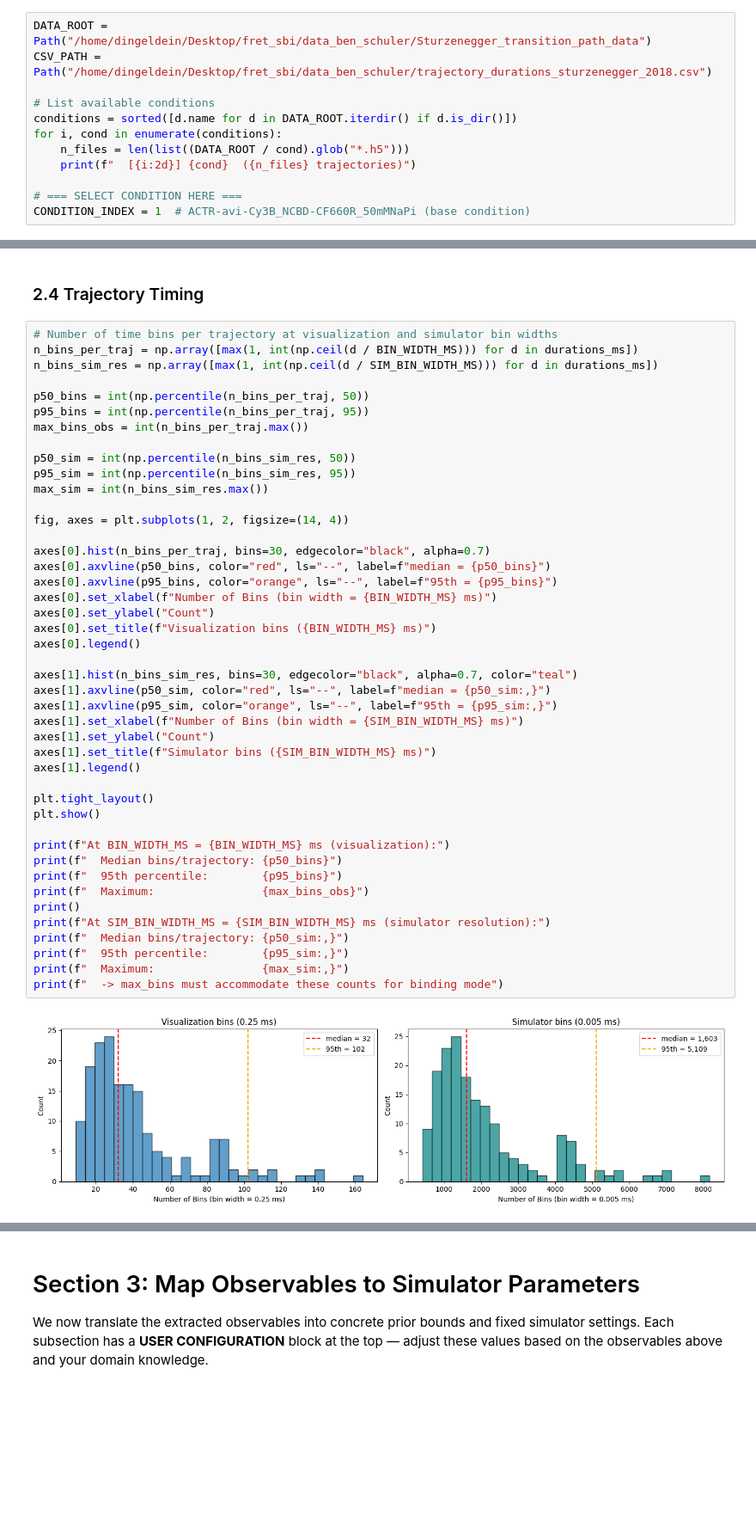
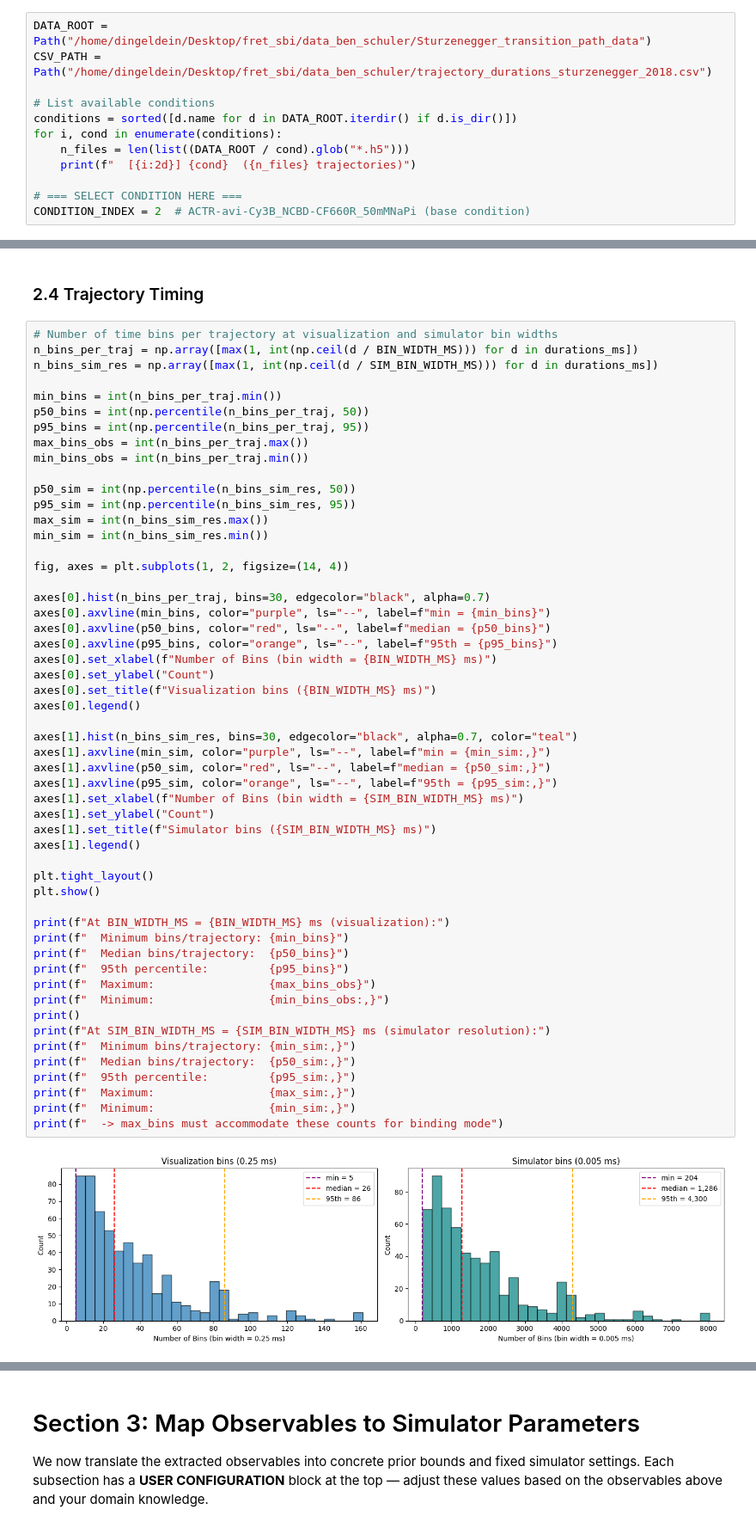
Before and after one commit to covinolab/smFRET_sbi, a Jupyter notebook: analysis/setup_prior.ipynb, the cells around one changed output, grey strips where cells are left out. Shown at 86% size. Cells and saved outputs as stored; diff of their text form; blank space fills up the shorter version.

```diff
--- a/analysis/setup_prior.ipynb
+++ b/analysis/setup_prior.ipynb
@@ -139,7 +136,7 @@ for i, cond in enumerate(conditions):
     print(f"  [{i:2d}] {cond}  ({n_files} trajectories)")
 
 # === SELECT CONDITION HERE ===
-CONDITION_INDEX = 1  # ACTR-avi-Cy3B_NCBD-CF660R_50mMNaPi (base condition)
+CONDITION_INDEX = 2  # ACTR-avi-Cy3B_NCBD-CF660R_50mMNaPi (base condition)
 # %% [output]
   [ 0] ACTR-avi-Alexa488_NCBD-CF660R_50mMNaPi  (394 trajectories)
   [ 1] ACTR-avi-Cy3B_NCBD-CF660R_20mMNaPi_10mMNaCl  (174 trajectories)
@@ -424,45 +421,54 @@ Suggested domain (+ 2 nm margin):
 n_bins_per_traj = np.array([max(1, int(np.ceil(d / BIN_WIDTH_MS))) for d in durations_ms])
 n_bins_sim_res = np.array([max(1, int(np.ceil(d / SIM_BIN_WIDTH_MS))) for d in durations_ms])
 
+min_bins = int(n_bins_per_traj.min())
 p50_bins = int(np.percentile(n_bins_per_traj, 50))
 p95_bins = int(np.percentile(n_bins_per_traj, 95))
 max_bins_obs = int(n_bins_per_traj.max())
+min_bins_obs = int(n_bins_per_traj.min())
 
 p50_sim = int(np.percentile(n_bins_sim_res, 50))
 p95_sim = int(np.percentile(n_bins_sim_res, 95))
 max_sim = int(n_bins_sim_res.max())
+min_sim = int(n_bins_sim_res.min())
 
 fig, axes = plt.subplots(1, 2, figsize=(14, 4))
 
 axes[0].hist(n_bins_per_traj, bins=30, edgecolor="black", alpha=0.7)
+axes[0].axvline(min_bins, color="purple", ls="--", label=f"min = {min_bins}")
 axes[0].axvline(p50_bins, color="red", ls="--", label=f"median = {p50_bins}")
 axes[0].axvline(p95_bins, color="orange", ls="--", label=f"95th = {p95_bins}")
 axes[0].set_xlabel(f"Number of Bins (bin width = {BIN_WIDTH_MS} ms)")
 axes[0].set_ylabel("Count")
 axes[0].set_title(f"Visualization bins ({BIN_WIDTH_MS} ms)")
 axes[0].legend()
 
 axes[1].hist(n_bins_sim_res, bins=30, edgecolor="black", alpha=0.7, color="teal")
+axes[1].axvline(min_sim, color="purple", ls="--", label=f"min = {min_sim:,}")
 axes[1].axvline(p50_sim, color="red", ls="--", label=f"median = {p50_sim:,}")
 axes[1].axvline(p95_sim, color="orange", ls="--", label=f"95th = {p95_sim:,}")
 axes[1].set_xlabel(f"Number of Bins (bin width = {SIM_BIN_WIDTH_MS} ms)")
 axes[1].set_ylabel("Count")
 axes[1].set_title(f"Simulator bins ({SIM_BIN_WIDTH_MS} ms)")
 axes[1].legend()
 
 plt.tight_layout()
 plt.show()
 
 print(f"At BIN_WIDTH_MS = {BIN_WIDTH_MS} ms (visualization):")
-print(f"  Median bins/trajectory: {p50_bins}")
-print(f"  95th percentile:        {p95_bins}")
-print(f"  Maximum:                {max_bins_obs}")
+print(f"  Minimum bins/trajectory: {min_bins}")
+print(f"  Median bins/trajectory:  {p50_bins}")
+print(f"  95th percentile:         {p95_bins}")
+print(f"  Maximum:                 {max_bins_obs}")
+print(f"  Minimum:                 {min_bins_obs:,}")
 print()
 print(f"At SIM_BIN_WIDTH_MS = {SIM_BIN_WIDTH_MS} ms (simulator resolution):")
-print(f"  Median bins/trajectory: {p50_sim:,}")
-print(f"  95th percentile:        {p95_sim:,}")
-print(f"  Maximum:                {max_sim:,}")
+print(f"  Minimum bins/trajectory: {min_sim:,}")
+print(f"  Median bins/trajectory:  {p50_sim:,}")
+print(f"  95th percentile:         {p95_sim:,}")
+print(f"  Maximum:                 {max_sim:,}")
+print(f"  Minimum:                 {min_sim:,}")
 print(f"  -> max_bins must accommodate these counts for binding mode")
 # %% [output]
-[figure, old version]
+[figure, new version]
 At BIN_WIDTH_MS = 0.25 ms (visualization):
```
Also changed, not shown: parts of 25 cells of this notebook, 6 other files.
